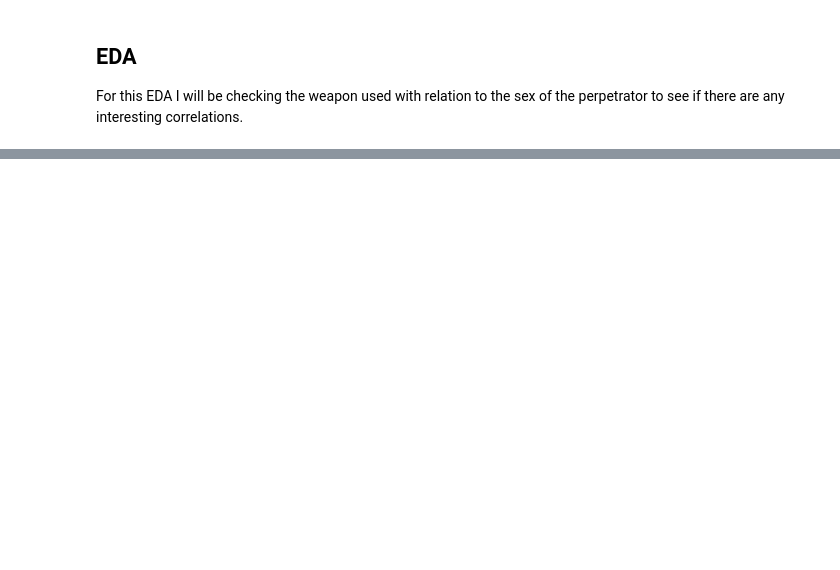
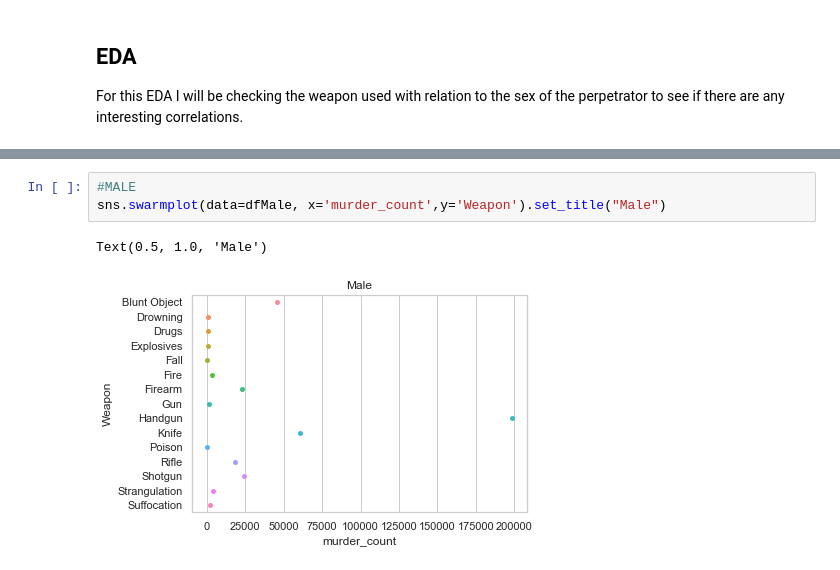
Before and after one commit to ubco-W2020WT1-data301/course-project-group_6005, a Jupyter notebook: analysis/logan/Milestone 2.ipynb, the cells around one changed output, grey strips where cells are left out. Saved outputs shown, nothing was run; the diff lists cells and outputs as text; blank space fills up the shorter version.

```diff
--- a/analysis/logan/Milestone 2.ipynb
+++ b/analysis/logan/Milestone 2.ipynb
@@ -52,0 +80,6 @@ sns.boxplot(data=df2, y='Weapon',x=df.Weapon.value_counts() ,hue = 'Perpetrator
+# %%
+#MALE
+sns.swarmplot(data=dfMale, x='murder_count',y='Weapon').set_title("Male")
+# %% [output]
+Text(0.5, 1.0, 'Male')
+[figure, added]
```
Also changed, not shown: parts of 10 cells of this notebook, 2 other files.
